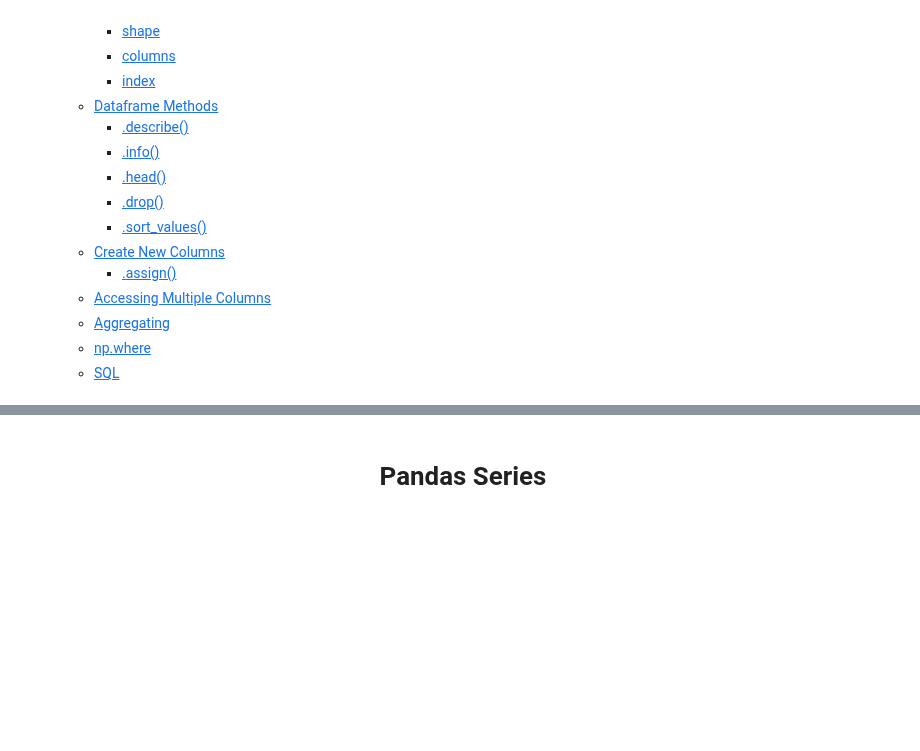
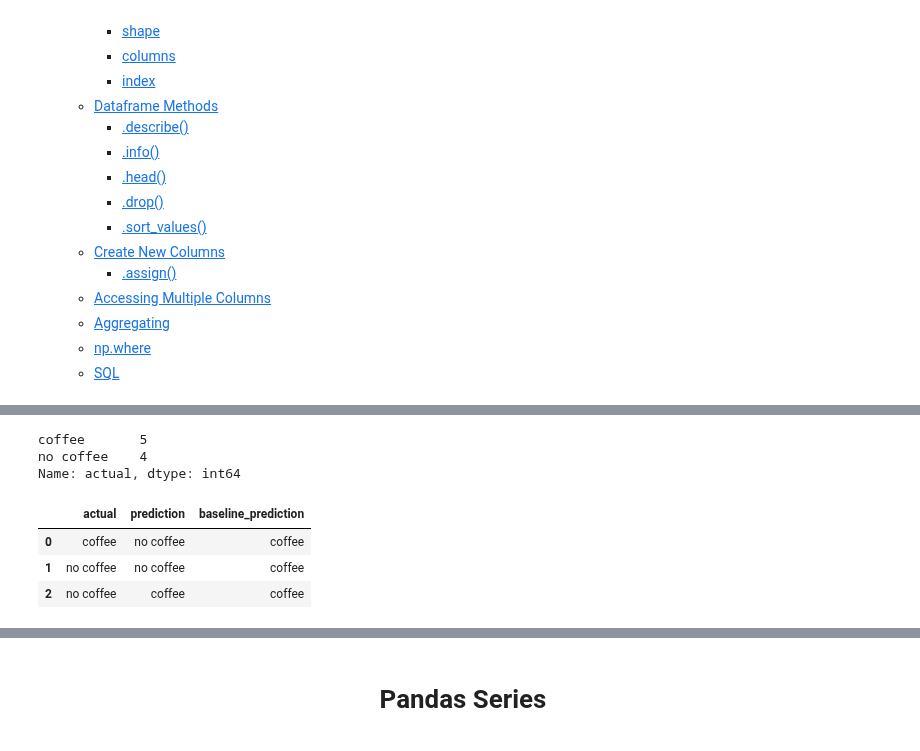
Before and after one commit to joshuamchavez2/data_science_notes, a Jupyter notebook: notes.ipynb, the cells around one changed output, grey strips where cells are left out. Drawn from its saved outputs; the diff is of its cells as text; code cells hidden in the pictures; blank space fills up the shorter version.

```diff
--- a/notes.ipynb
+++ b/notes.ipynb
@@ -62,0 +80,6 @@ NameError: name 'data' is not defined
+# %%
+df = pd.DataFrame({
+    'actual': ['coffee', 'no coffee', 'no coffee', 'coffee', 'coffee', 'coffee', 'no coffee', 'coffee', 'no coffee'],
+    'prediction': ['no coffee', 'no coffee', 'coffee', 'coffee', 'coffee', 'coffee', 'no coffee', 'no coffee', 'no coffee'],
+})
+df.head(3)
@@ -62,0 +112,16 @@ NameError: name 'data' is not defined
+# %%
+# In this example of coffee/no coffee we notice that coffee is more frequent and establish this as our baseline
+df.actual.value_counts()
+# %% [output]
+coffee       5
+no coffee    4
+Name: actual, dtype: int64
+# %%
+df['baseline_prediction'] = 'coffee'
+# %%
+df.head(3)
+# %% [output]
+|  | actual | prediction | baseline_prediction |
+| 0 | coffee | no coffee | coffee |
+| 1 | no coffee | no coffee | coffee |
+| 2 | no coffee | coffee | coffee |
```
Also changed, not shown: parts of 40 cells of this notebook, 2 other files.
